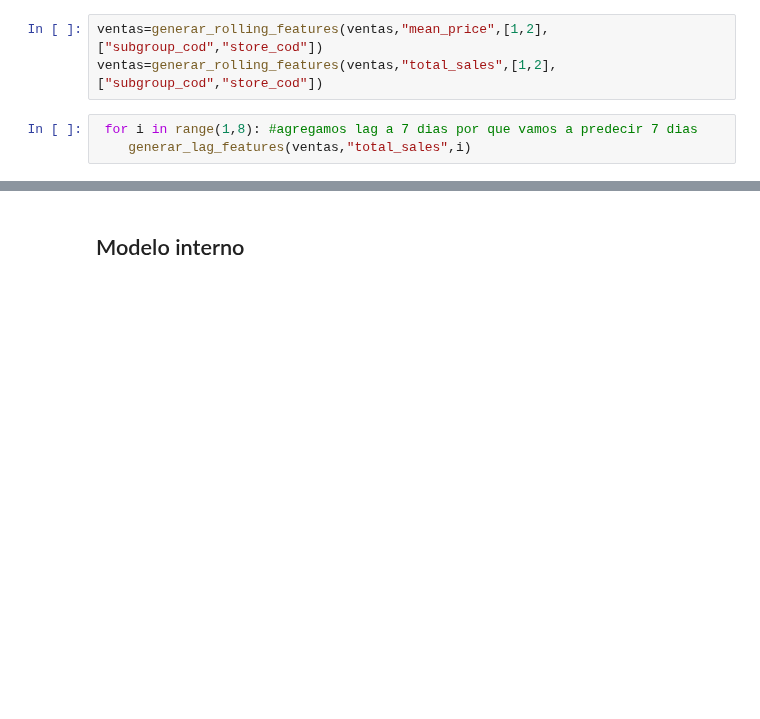
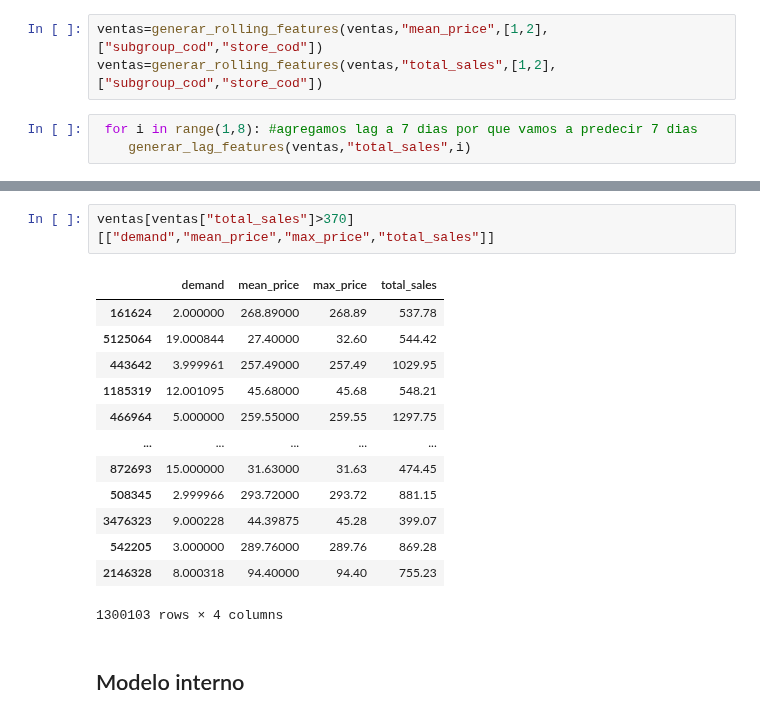
Before and after one commit to Emiliano-Torres/proyecto_eci, a Jupyter notebook: Modelo_prediccion.ipynb, the cells around one changed output, grey strips where cells are left out. Drawn from its saved outputs; the diff is of its cells as text; blank space fills up the shorter version.

```diff
--- a/Modelo_prediccion.ipynb
+++ b/Modelo_prediccion.ipynb
@@ -130,3 +163,19 @@ dtype: int64
+# %%
+ventas[ventas["total_sales"]>370][["demand","mean_price","max_price","total_sales"]]
+# %% [output]
+|  | demand | mean_price | max_price | total_sales |
+| 161624 | 2.000000 | 268.89000 | 268.89 | 537.78 |
+| 5125064 | 19.000844 | 27.40000 | 32.60 | 544.42 |
+| 443642 | 3.999961 | 257.49000 | 257.49 | 1029.95 |
+| 1185319 | 12.001095 | 45.68000 | 45.68 | 548.21 |
+| 466964 | 5.000000 | 259.55000 | 259.55 | 1297.75 |
+| ... | ... | ... | ... | ... |
+| 872693 | 15.000000 | 31.63000 | 31.63 | 474.45 |
+| 508345 | 2.999966 | 293.72000 | 293.72 | 881.15 |
+| 3476323 | 9.000228 | 44.39875 | 45.28 | 399.07 |
+| 542205 | 3.000000 | 289.76000 | 289.76 | 869.28 |
+| 2146328 | 8.000318 | 94.40000 | 94.40 | 755.23 |
+1300103 rows × 4 columns
 # %% [markdown]
 ## Modelo interno
 # %%
```
Also changed, not shown: parts of 8 cells of this notebook, 4 other files.
